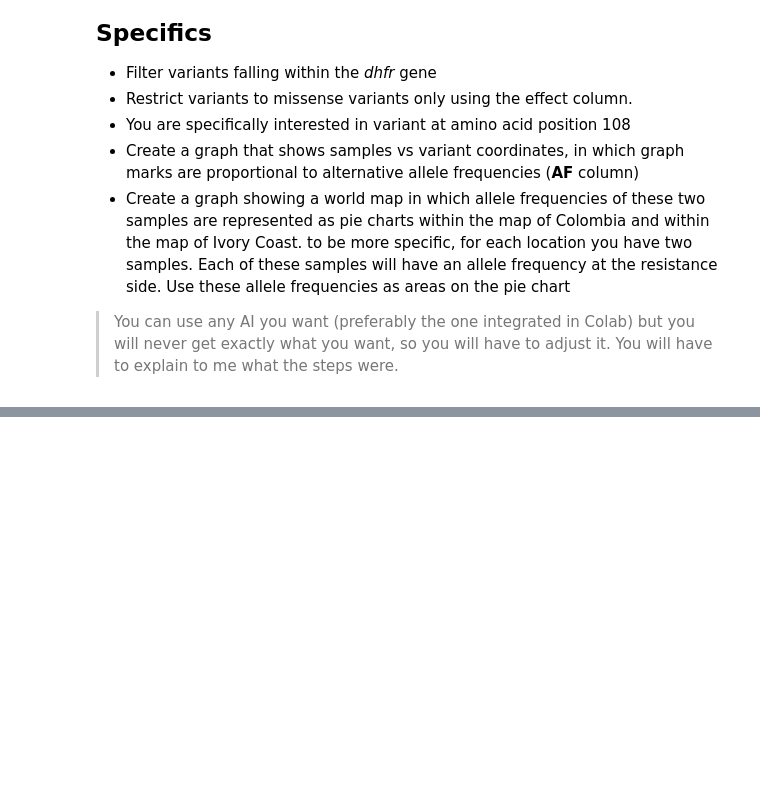
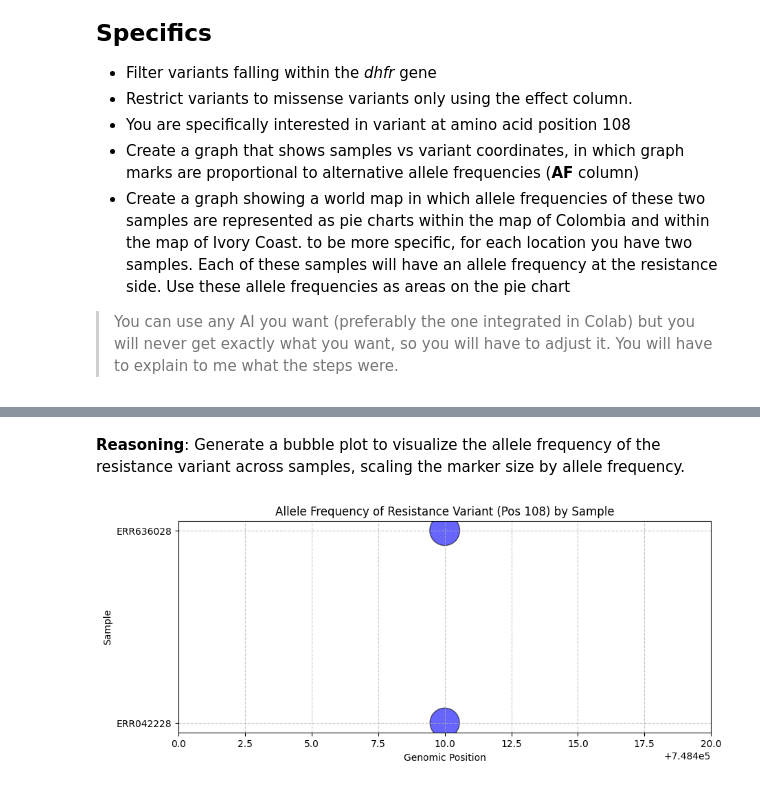
Before and after one commit to DevinPSU/Binforepo, a Jupyter notebook: Projects/Project 1.ipynb, the cells around one changed output, grey strips where cells are left out. Drawn from its saved outputs; the diff is of its cells as text; code cells hidden in the pictures; blank space fills up the shorter version.

```diff
--- a/Projects/Project 1.ipynb
+++ b/Projects/Project 1.ipynb
@@ -57,0 +69,8 @@ gisgeography.com/high-resolution-world-map/
+# %%
+filtered_variants = variants[
+    (variants['GENE'] == 'PF3D7_0417200') &
+    (variants['EFFECT'] == 'missense_variant') &
+    (variants['AA_POS'] == 108)
+]
+
+filtered_variants
@@ -57,0 +86,31 @@ gisgeography.com/high-resolution-world-map/
+# %% [markdown]
+**Reasoning**:
+Generate a bubble plot to visualize the allele frequency of the resistance variant across samples, scaling the marker size by allele frequency.
+# %%
+import matplotlib.pyplot as plt
+
+# Create a copy to avoid SettingWithCopyWarning if modifying
+plot_data = filtered_variants.copy()
+
+# Clean Sample names for better visualization
+plot_data['Sample'] = plot_data['Sample'].str.replace('.fq', '', regex=False)
+
+plt.figure(figsize=(10, 4))
+# Scale AF for visibility (e.g., * 1000)
+sizes = plot_data['AF'] * 1000
+
+plt.scatter(plot_data['POS'], plot_data['Sample'], s=sizes, alpha=0.6, c='blue', edgecolors='black')
+
+plt.title('Allele Frequency of Resistance Variant (Pos 108) by Sample')
+plt.xlabel('Genomic Position')
+plt.ylabel('Sample')
+plt.grid(True, linestyle='--', alpha=0.7)
+
+# Adjust x-axis limits slightly to ensure points aren't on the edge
+if not plot_data.empty:
+    padding = 10
+    plt.xlim(plot_data['POS'].min() - padding, plot_data['POS'].max() + padding)
+
+plt.show()
+# %% [output]
+[figure, added]
```
Also changed, not shown: parts of 15 cells of this notebook.
